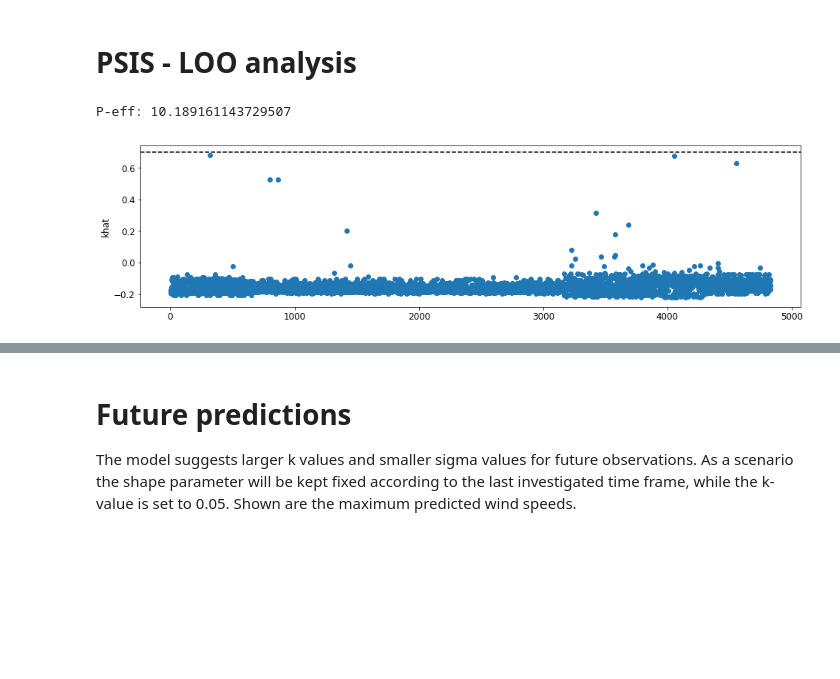
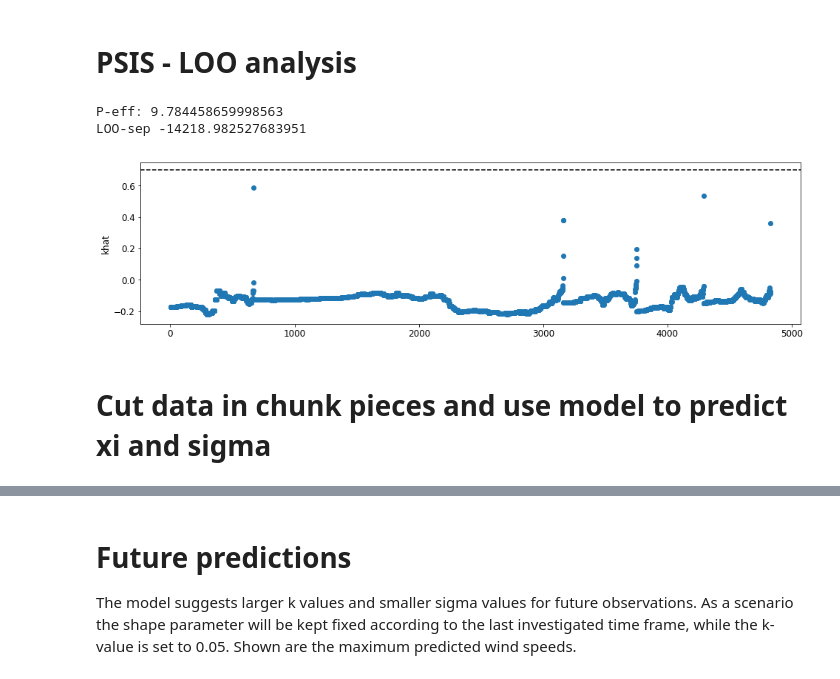
Before and after one commit to FelixBoelle/BDA-project, a Jupyter notebook: BDA-extremeWindDenmark.ipynb, the cells around one changed output, grey strips where cells are left out. Cells and saved outputs as stored; diff of their text form; code cells hidden in the pictures; blank space fills up the shorter version.

```diff
--- a/BDA-extremeWindDenmark.ipynb
+++ b/BDA-extremeWindDenmark.ipynb
@@ -109,3 +113,25 @@ plt.legend(ncol  = 2)
 [figure]
 # %% [markdown]
 Using a prior on either $\sigma$ or $\xi$ seems very sensitive. Giving estimates of the chosen parameters would require to find a trade off between those two parameters.
+# %%
+# Prepare data for stan model
+peaks = np.where(np.diff(tail_data)<0)[0] #All peaks except the last one.
+dstart = np.append([1],peaks+2) # indexing cities
+dend   = np.append(peaks+1,[len(tail_data)]) # indexing cities
+
+ymin = tail_data[dstart-1]
+ymax = tail_data[dend-1]
+N = len(tail_data)
+cti = len(city_name_end) # number of cities to include
+ctsf = 0 #city start from (0.,4)
+plt.plot(tail_data)
+
+data = dict(
+    N = dend[ctsf+cti-1]-dstart[ctsf]+1,#,N,
+    y = tail_data[dstart[ctsf]-1:dend[ctsf+cti-1]],   # observations
+    K = cti,
+    ymin = np.array([ymin[ctsf:ctsf+cti]])[0,:],
+    ymax = np.array([ymax[ctsf:ctsf+cti]])[0,:],
+    dstart = np.array([dstart[ctsf:ctsf+cti]]-dstart[ctsf]+1)[0,:],
+    dend = np.array([dend[ctsf:ctsf+cti]]-dstart[ctsf]+1)[0,:],
+)
@@ -132,4 +160,4 @@ functions {
 }
 # %%
-model = stan_utility.compile_model('wind_sep.stan')
+model_sep = stan_utility.compile_model('wind_sep.stan')
 # %% [output]
@@ -239,0 +286,3 @@ Chance storm > 74km/h: 0.2 %
+# %%
+fit_sep = model_sep.sampling(data=data, seed = 192863)
+samples_sep = fit_sep.extract(permuted = True)
@@ -240,14 +357,19 @@ Chance storm > 74km/h: 0.2 %
 # %% [markdown]
 # PSIS - LOO analysis
 # %%
+log_like = samples_sep['log_lik']
 loo_sep, loos, ks_sep = psisloo(log_like)
 lppd_sep = np.sum(np.log(np.mean(np.exp(log_like), axis=0)))
 peff_sep = lppd_sep - loo_sep
 fig = plt.figure(figsize = (16,4))
 plt.scatter(np.arange(1, len(ks_sep) + 1),ks_sep)
 plt.axhline(y=0.7, linestyle = '--', color = 'k')
 plt.ylabel('khat')
 print('P-eff:',peff_sep)
+print('LOO-sep',loo_sep)
 # %% [output]
-P-eff: 10.189161143729507
+P-eff: 9.784458659998563
+LOO-sep -14218.982527683951
-[figure, old version]
+[figure, new version]
+# %% [markdown]
+# Cut data in chunk pieces and use model to predict xi and sigma
```
Also changed, not shown: parts of 21 cells of this notebook.
